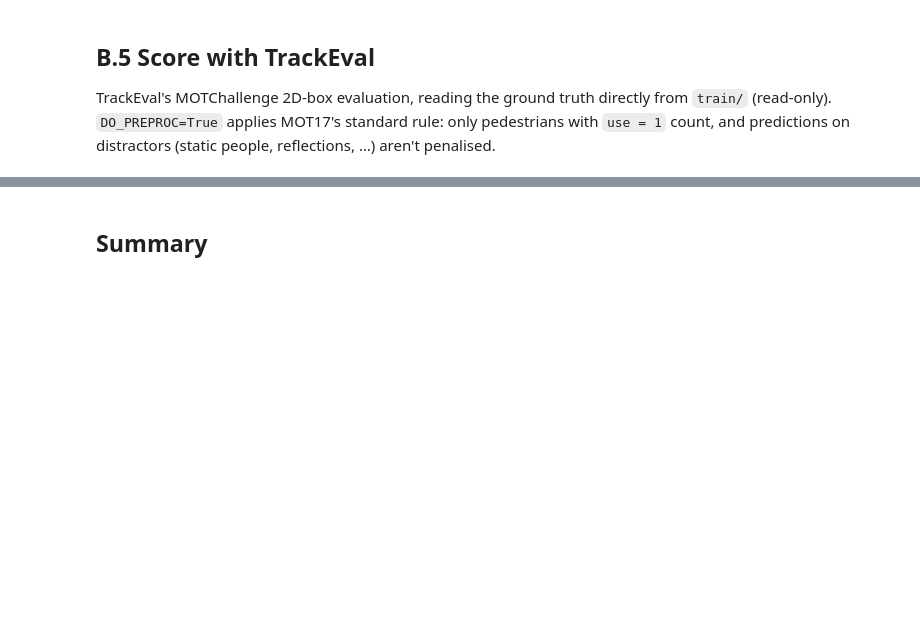
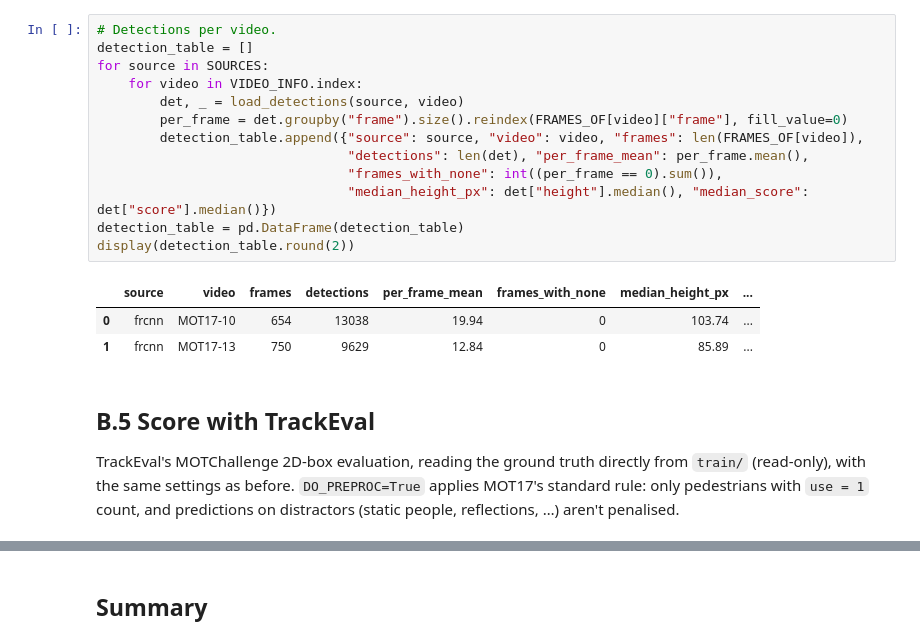
Before and after one commit to Rowan-gne/APS360-2026-Multi-Object-Tracking-Project, a Jupyter notebook: MOT17/MOT17/DeepSORT baseline.ipynb, the cells around one changed output, grey strips where cells are left out. Drawn from its saved outputs; the diff is of its cells as text; blank space fills up the shorter version.

```diff
--- a/MOT17/MOT17/DeepSORT baseline.ipynb
+++ b/MOT17/MOT17/DeepSORT baseline.ipynb
@@ -250,6 +379,23 @@ gt    MOT17-13: 750 frames at 5.8 fps (CPU), 11,460 track rows written
+# %%
+# Detections per video.
+detection_table = []
+for source in SOURCES:
+    for video in VIDEO_INFO.index:
+        det, _ = load_detections(source, video)
+        per_frame = det.groupby("frame").size().reindex(FRAMES_OF[video]["frame"], fill_value=0)
+        detection_table.append({"source": source, "video": video, "frames": len(FRAMES_OF[video]),
+                                "detections": len(det), "per_frame_mean": per_frame.mean(),
+                                "frames_with_none": int((per_frame == 0).sum()),
+                                "median_height_px": det["height"].median(), "median_score": det["score"].median()})
+detection_table = pd.DataFrame(detection_table)
+display(detection_table.round(2))
+# %% [output]
+|  | source | video | frames | detections | per_frame_mean | frames_with_none | median_height_px | ... |
+| 0 | frcnn | MOT17-10 | 654 | 13038 | 19.94 | 0 | 103.74 | ... |
+| 1 | frcnn | MOT17-13 | 750 | 9629 | 12.84 | 0 | 85.89 | ... |
 # %% [markdown]
 ## B.5 Score with TrackEval
-TrackEval's MOTChallenge 2D-box evaluation, reading the ground truth directly from `train/` (read-only). `DO_PREPROC=True` applies MOT17's standard rule: only pedestrians with `use = 1` count, and predictions on distractors (static people, reflections, …) aren't penalised.
+TrackEval's MOTChallenge 2D-box evaluation, reading the ground truth directly from `train/` (read-only), with the same settings as before. `DO_PREPROC=True` applies MOT17's standard rule: only pedestrians with `use = 1` count, and predictions on distractors (static people, reflections, …) aren't penalised.
 # %%
 def score(trackers_folder, tracker_names, output_folder):
     """Score tracker files with TrackEval (HOTA, CLEAR, Identity) and return one row of results per tracker and video.
```
Also changed, not shown: parts of 35 cells of this notebook, 1 other file.
